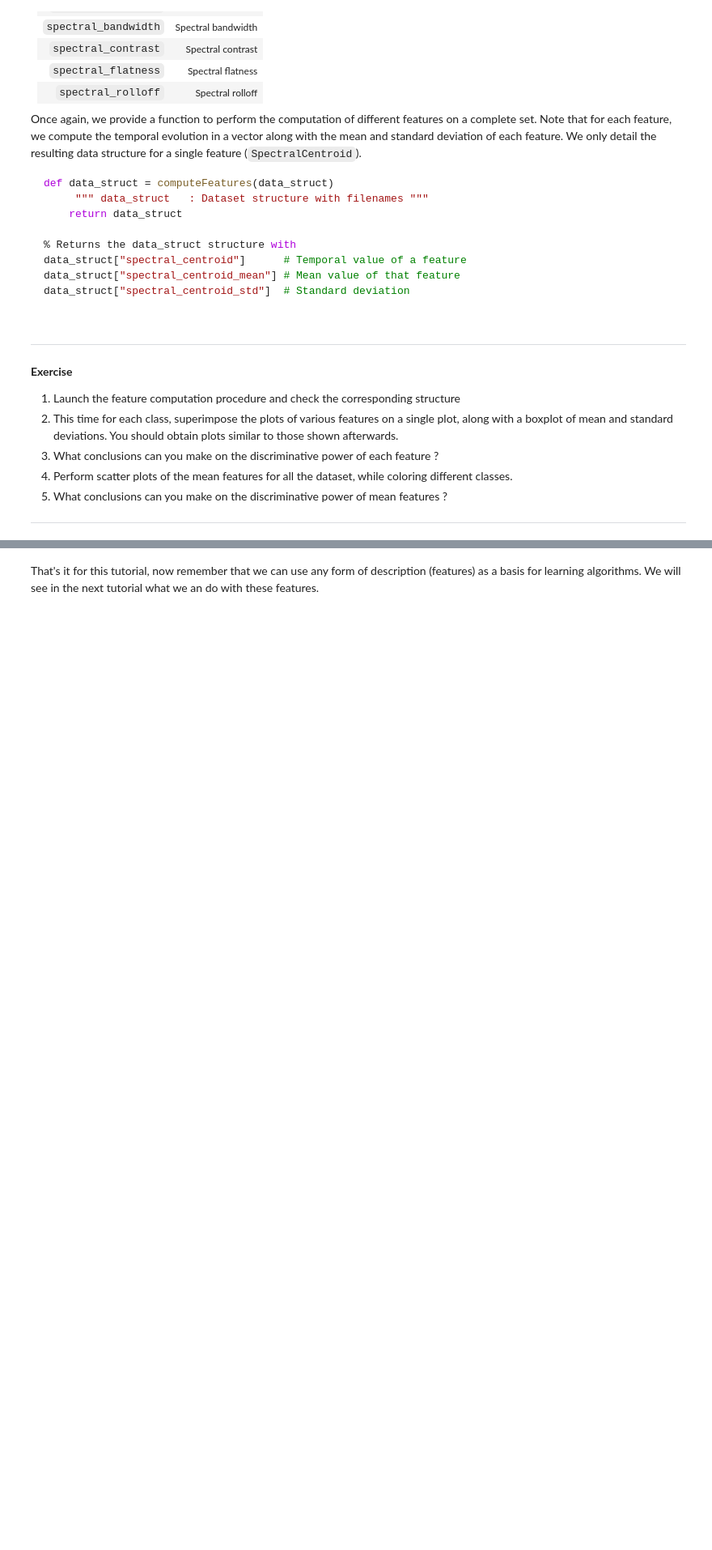
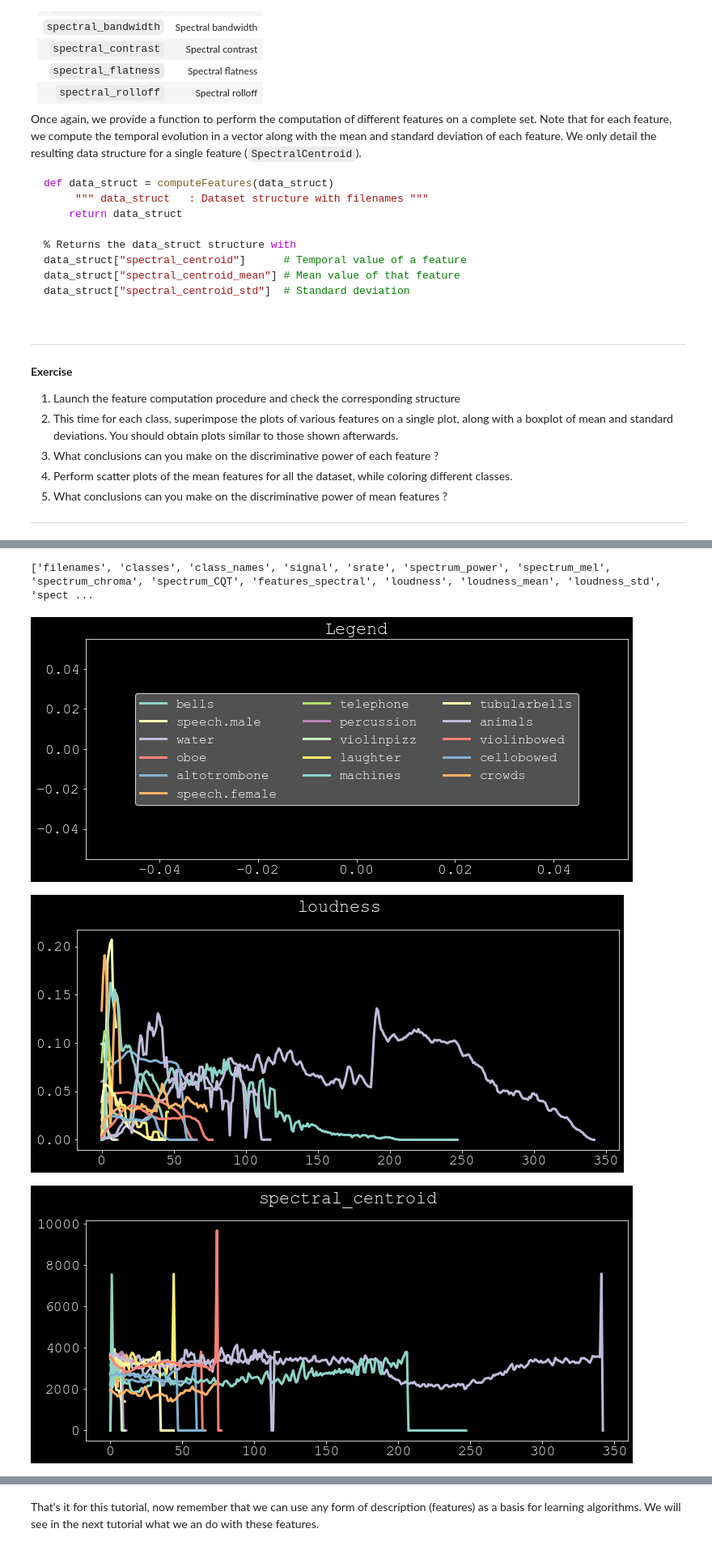
Before and after one commit to iamvcrx/Victor-BIGAND-atiam_ml, a Jupyter notebook: 01a_machine_learning.ipynb, the cells around one changed output, grey strips where cells are left out. Shown at 81% size. Cells and saved outputs as stored; diff of their text form; code cells hidden in the pictures; blank space fills up the shorter version.

```diff
--- a/01a_machine_learning.ipynb
+++ b/01a_machine_learning.ipynb
@@ -351,15 +460,38 @@ data_struct = compute_features(data_struct);
+# %%
+keys = list(data_struct.keys())
+print(keys)
+# %% [output]
+['filenames', 'classes', 'class_names', 'signal', 'srate', 'spectrum_power', 'spectrum_mel', 'spectrum_chroma', 'spectrum_CQT', 'features_spectral', 'loudness', 'loudness_mean', 'loudness_std', 'spect ...
 # %%
 #%% Q-0.3.2 - Plot the various features
 
 # Just a little helper to make your figures pretty
 from helper_plot import hdr_plot_style
 hdr_plot_style()
 # Use these styles for boxplot
 boxprops=dict(linewidth=3, color='white')
 whiskerprops=dict(linewidth=3, color='white')
 medianprops=dict(linewidth=2.5, color='firebrick')
 flierprops = dict(markeredgecolor='white', markerfacecolor='firebrick')
 
-######################
-# YOUR CODE GOES HERE
-######################
+fig = plt.figure(figsize=(12,5))
+ax1 = fig.add_subplot(111)
+plt.title("Legend")
+for i in range(len(class_counter)) :
+    ax1.plot(0,0,label="{classs:}".format(classs=data_struct["class_names"][i]))
+    ax1.legend(ncol=3,loc="center")
+
+
+for j in range(10,len(keys),3) :
+    fig = plt.figure(figsize=(12,5))
+    plt.suptitle(keys[j])
+    ax1 = fig.add_subplot(111)
+    k = 0 #indice du fichier observé
+    for i in range(len(class_counter)) :
+        ax1.plot(data_struct[keys[j]][k][0],label="{classs:}".format(classs=data_struct["class_names"][i]))
+        #ax1.legend(ncol=3)
+        k += class_counter[i]
+# %% [output]
+[figure, added]
+[figure, added]
+[figure, added]
```
Also changed, not shown: parts of 21 cells of this notebook.
